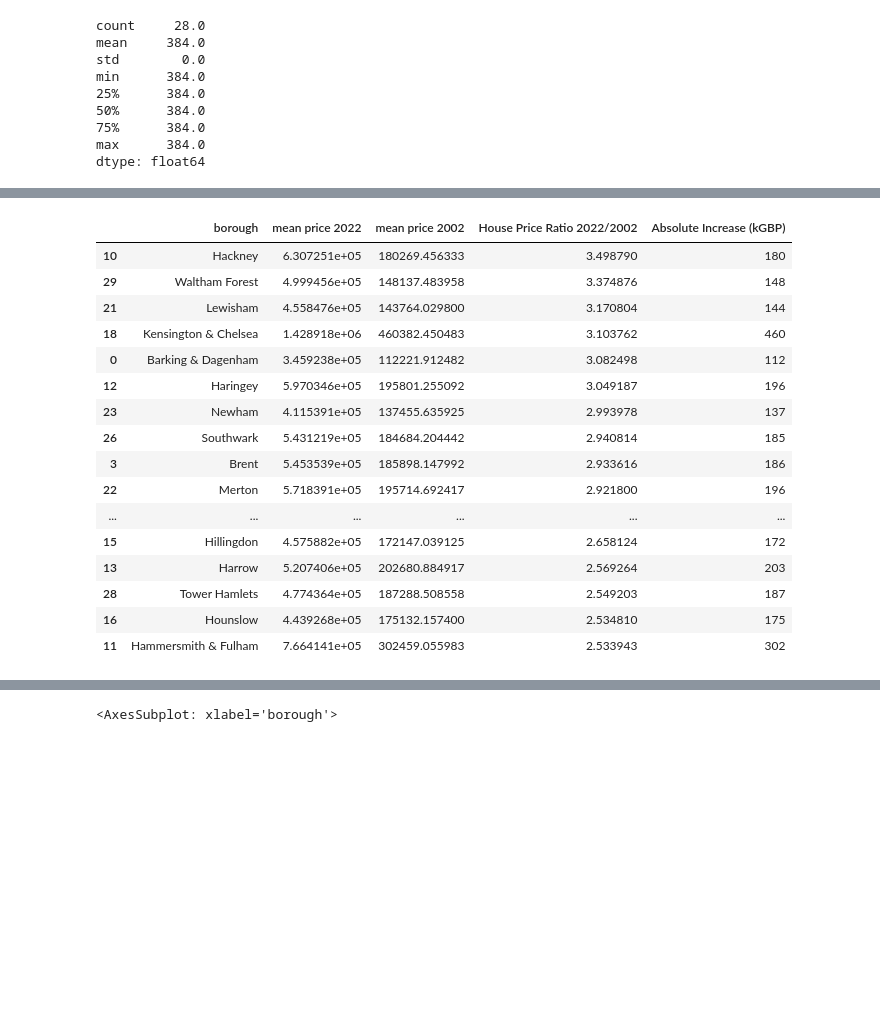
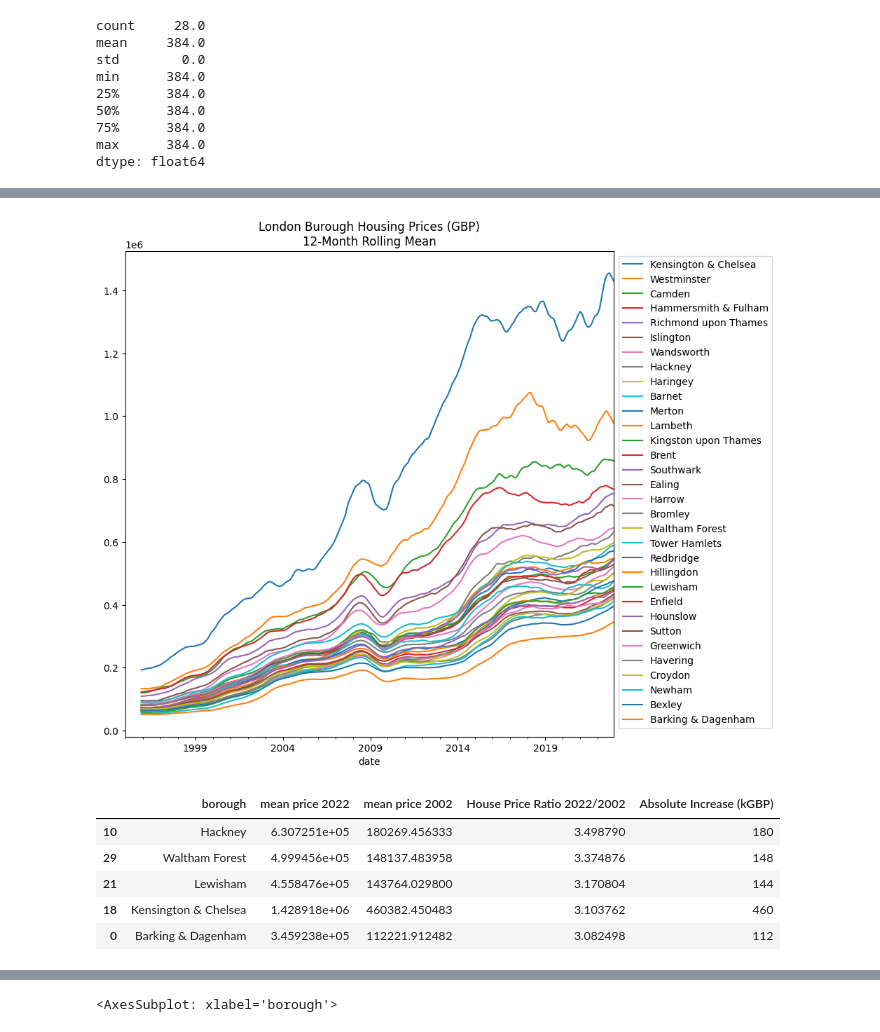
Before and after one commit to TSchwenn/Springboard, a Jupyter notebook: 04_3_LondonHousing/Unit 4 Challenge - Tier 3.ipynb, the cells around one changed output, grey strips where cells are left out. Cells and saved outputs as stored; diff of their text form; code cells hidden in the pictures; blank space fills up the shorter version.

```diff
--- a/04_3_LondonHousing/Unit 4 Challenge - Tier 3.ipynb
+++ b/04_3_LondonHousing/Unit 4 Challenge - Tier 3.ipynb
@@ -248,8 +227,8 @@ properties_T_reset2
 # %%
-properties_T_renamed = properties_T_reset2.rename(columns=
-                                                  {"Unnamed: 0":"borough", pd.NaT:"ID"}
-                                                 )
-properties_T_renamed
+properties_T_renamed = properties_T_reset2.rename(columns={"Unnamed: 0":"borough",
+                                                           pd.NaT:"ID"}  # "Not a Time"
+                                                  )
+properties_T_renamed.iloc[:10,:10]
 # %% [output]
 |  | borough | ID | 1995-01-01 00:00:00 | 1995-02-01 00:00:00 | 1995-03-01 00:00:00 | 1995-04-01 00:00:00 | ... |
 | 1 | City of London | E09000001 | 91448.98487 | 82202.77314 | 79120.70256 | 77101.20804 | ... |
@@ -390,8 +367,10 @@ print(f"London's {len(london_boroughs)} boroughs: {', '.join(london_boroughs)}."
 # %% [output]
 London's 32 boroughs: Barking & Dagenham, Barnet, Bexley, Brent, Bromley, Camden, Croydon, Ealing, Enfield, Greenwich, Hackney, Hammersmith & Fulham, Haringey, Harrow, Havering, Hillingdon, Hounslow,  ...
 # %%
-london_properties = properties_melt_float[
-                                          properties_melt_float['ID'].isin(borough_IDs)
-                                          ].drop(columns='ID')
-london_properties
+london_properties = (
+    properties_melt_float[properties_melt_float['ID'].isin(borough_IDs)]
+    .drop(columns='ID')
+)
+print(london_properties.shape)
+london_properties.head()
 # %% [output]
@@ -496,10 +463,11 @@ min      384.0
 max      384.0
 dtype: float64
 # %%
-(yearly := london_properties
+yearly = (london_properties
           .pivot_table(values='average price', index=['borough', 'year'],  aggfunc=np.mean)
           .rename(columns={"average price":"mean price"})
           .reset_index()
           )
+yearly.head()
 # %% [output]
 |  | borough | year | mean price |
@@ -531,35 +496,44 @@ years += [years[0] - 20]
+# %%
+(london_properties
+ .drop(columns='year')
+ .groupby(['date', 'borough'])
+ .mean()
+ .unstack()  # move borough sub-index to columns
+ .droplevel(0, axis='columns')
+ .rolling(12)  # 12-month rolling average
+ .mean()
+ .sort_values(by=london_properties['date'].max(), axis='columns', ascending=False)
+ .plot(figsize=(9,9))
+ )
+plt.legend(bbox_to_anchor=(1,1))
+plt.title("London Burough Housing Prices (GBP)\n12-Month Rolling Mean")
+plt.show()
+# %% [output]
+[figure, added]
 # %%
 def comparison(years, yearly):
     yearlies = [yearly[yearly['year'] == y] for y in years]
     suffixes = [" " + str(y) for y in years]
     result = pd.merge(*yearlies, on='borough', suffixes=suffixes)
     result.drop(columns=[f"year {y}" for y in years], inplace=True)
 
     ratio_name = f"House Price Ratio {years[0]}/{years[1]}"
     result[ratio_name] = result.iloc[:, -2] / result.iloc[:, -1]
 
     increase = (result.iloc[:, -2] - result.iloc[:, -1])
     result['Absolute Increase (kGBP)'] = np.array(round(increase/1000), dtype=int)
     return result.sort_values(ratio_name, ascending=False)
 
 
+# Pick a range of years to compare over:  the last twenty years.
+years = [yearly['year'].max()]
+years += [years[0] - 20]
 twenty_year_comparison = comparison(years, yearly)
-twenty_year_comparison
+twenty_year_comparison.head()
 # %% [output]
 |  | borough | mean price 2022 | mean price 2002 | House Price Ratio 2022/2002 | Absolute Increase (kGBP) |
 | 10 | Hackney | 6.307251e+05 | 180269.456333 | 3.498790 | 180 |
 | 29 | Waltham Forest | 4.999456e+05 | 148137.483958 | 3.374876 | 148 |
 | 21 | Lewisham | 4.558476e+05 | 143764.029800 | 3.170804 | 144 |
 | 18 | Kensington & Chelsea | 1.428918e+06 | 460382.450483 | 3.103762 | 460 |
 | 0 | Barking & Dagenham | 3.459238e+05 | 112221.912482 | 3.082498 | 112 |
-| 12 | Haringey | 5.970346e+05 | 195801.255092 | 3.049187 | 196 |
-| 23 | Newham | 4.115391e+05 | 137455.635925 | 2.993978 | 137 |
-| 26 | Southwark | 5.431219e+05 | 184684.204442 | 2.940814 | 185 |
-| 3 | Brent | 5.453539e+05 | 185898.147992 | 2.933616 | 186 |
-| 22 | Merton | 5.718391e+05 | 195714.692417 | 2.921800 | 196 |
-| ... | ... | ... | ... | ... | ... |
-| 15 | Hillingdon | 4.575882e+05 | 172147.039125 | 2.658124 | 172 |
-| 13 | Harrow | 5.207406e+05 | 202680.884917 | 2.569264 | 203 |
-| 28 | Tower Hamlets | 4.774364e+05 | 187288.508558 | 2.549203 | 187 |
-| 16 | Hounslow | 4.439268e+05 | 175132.157400 | 2.534810 | 175 |
-| 11 | Hammersmith & Fulham | 7.664141e+05 | 302459.055983 | 2.533943 | 302 |
```
Also changed, not shown: parts of 39 cells of this notebook.
